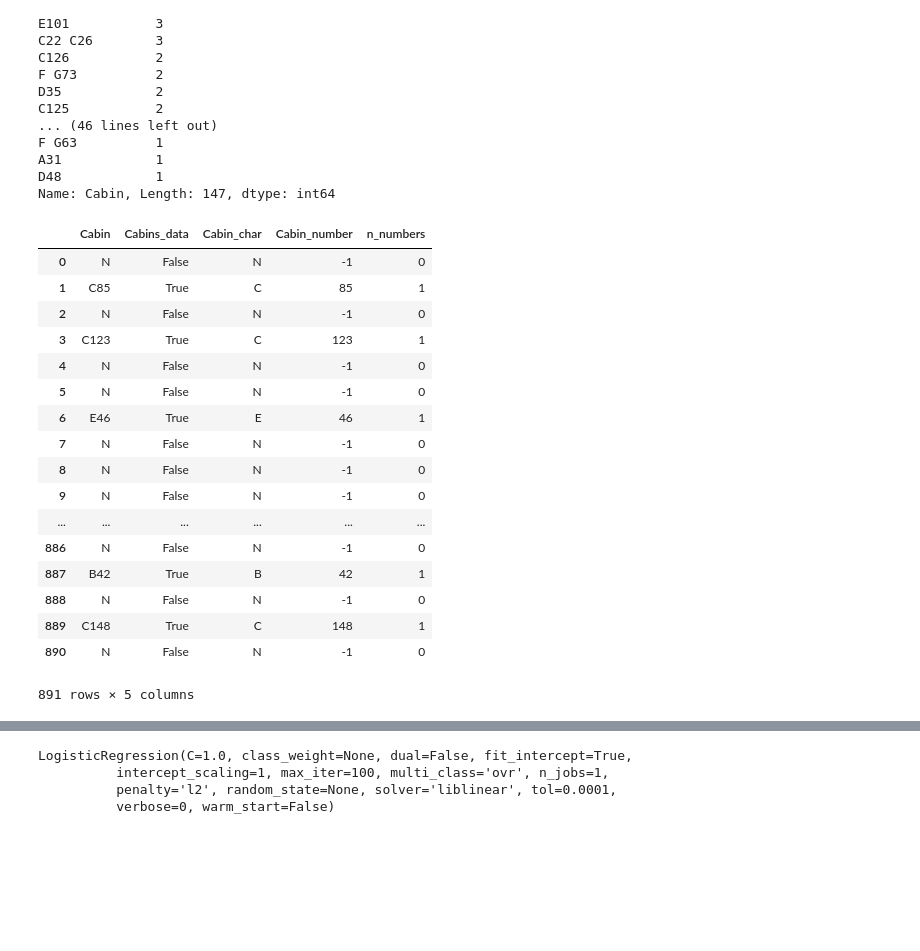
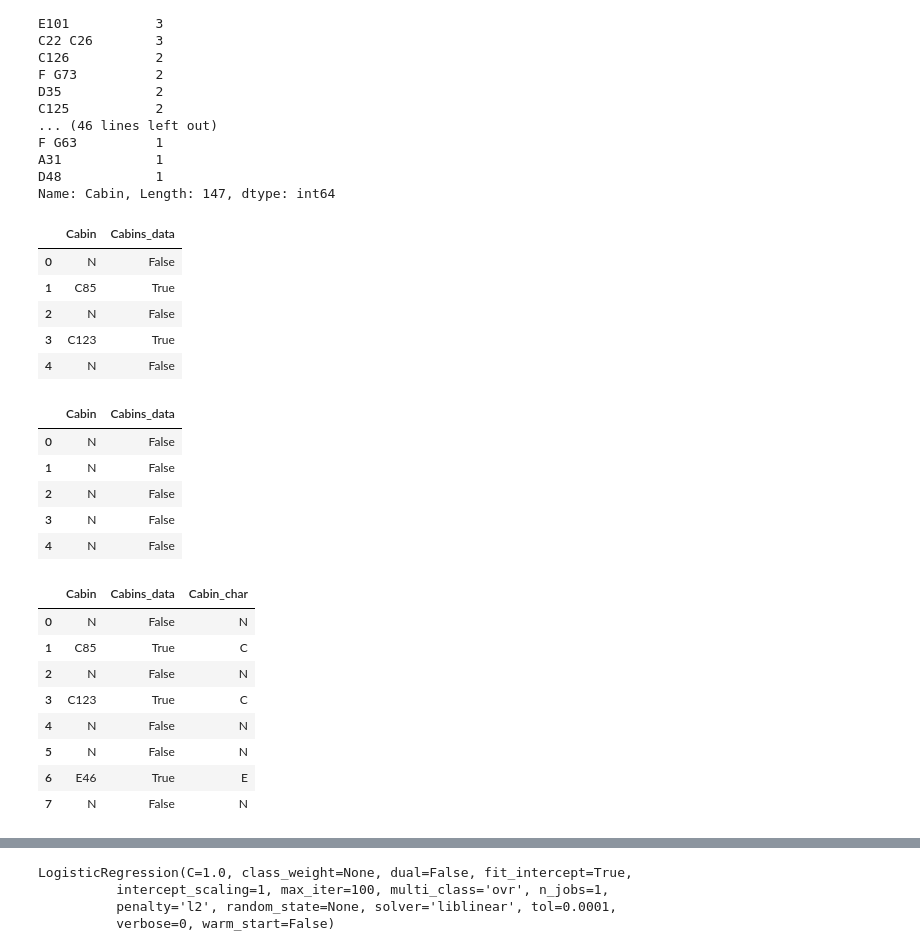
Before and after one commit to PL1N/Titanic-Dataset, a Jupyter notebook: TitanicDatasetSolve.ipynb, the cells around one changed output, grey strips where cells are left out. Saved outputs shown, nothing was run; the diff lists cells and outputs as text; code cells hidden in the pictures; blank space fills up the shorter version.

Commit message:
A full solution with cabins,age and sex

```diff
--- a/TitanicDatasetSolve.ipynb
+++ b/TitanicDatasetSolve.ipynb
@@ -177,32 +201,45 @@ def select_column_from_matrix(matrix ,index_of_column) :
         result.append(matrix[i][index_of_column])
     return result
 # %%
-#Fill a table
+#Fill a table in train_data
 train_cabins_only = train_data[["Cabin"]].copy()
 train_cabins_only["Cabins_data"] = train_cabins_only["Cabin"].apply(lambda x : False if x != x  else True )
 train_cabins_only["Cabin"] =  train_cabins_only["Cabin"].apply(lambda x : "N" if x != x else x)
+train_cabins_only.head(5)
+# %% [output]
+|  | Cabin | Cabins_data |
+| 0 | N | False |
+| 1 | C85 | True |
+| 2 | N | False |
+| 3 | C123 | True |
+| 4 | N | False |
+# %%
+#Fill a table in test data
+test_cabins_only = test_data[["Cabin"]].copy()
+test_cabins_only["Cabins_data"] = test_cabins_only["Cabin"].apply(lambda x : False if x != x  else True )
+test_cabins_only["Cabin"] =  test_cabins_only["Cabin"].apply(lambda x : "N" if x != x else x)
+test_cabins_only.head(5)
+# %% [output]
+|  | Cabin | Cabins_data |
+| 0 | N | False |
+| 1 | N | False |
+| 2 | N | False |
+| 3 | N | False |
+| 4 | N | False |
 # %%
 features = cabin_features(train_cabins_only["Cabin"])
 train_cabins_only["Cabin_char"] = select_column_from_matrix(features,0)
-train_cabins_only["Cabin_number"] = select_column_from_matrix(features,1)
-train_cabins_only["n_numbers"] = select_column_from_matrix(features,2)
-train_cabins_only
+#train_cabins_only["Cabin_number"] = select_column_from_matrix(features,1)
+#train_cabins_only["n_numbers"] = select_column_from_matrix(features,2)
+#tain_cabins_only = train_cabins_only.drop(columns = ["Cabin"])
+train_cabins_only.head(8)
 # %% [output]
-|  | Cabin | Cabins_data | Cabin_char | Cabin_number | n_numbers |
-| 0 | N | False | N | -1 | 0 |
-| 1 | C85 | True | C | 85 | 1 |
-| 2 | N | False | N | -1 | 0 |
-| 3 | C123 | True | C | 123 | 1 |
-| 4 | N | False | N | -1 | 0 |
-| 5 | N | False | N | -1 | 0 |
-| 6 | E46 | True | E | 46 | 1 |
-| 7 | N | False | N | -1 | 0 |
-| 8 | N | False | N | -1 | 0 |
-| 9 | N | False | N | -1 | 0 |
-| ... | ... | ... | ... | ... | ... |
-| 886 | N | False | N | -1 | 0 |
-| 887 | B42 | True | B | 42 | 1 |
-| 888 | N | False | N | -1 | 0 |
-| 889 | C148 | True | C | 148 | 1 |
-| 890 | N | False | N | -1 | 0 |
+|  | Cabin | Cabins_data | Cabin_char |
+| 0 | N | False | N |
+| 1 | C85 | True | C |
+| 2 | N | False | N |
+| 3 | C123 | True | C |
+| 4 | N | False | N |
+| 5 | N | False | N |
+| 6 | E46 | True | E |
+| 7 | N | False | N |
-891 rows × 5 columns
```
Also changed, not shown: parts of 11 cells of this notebook.
